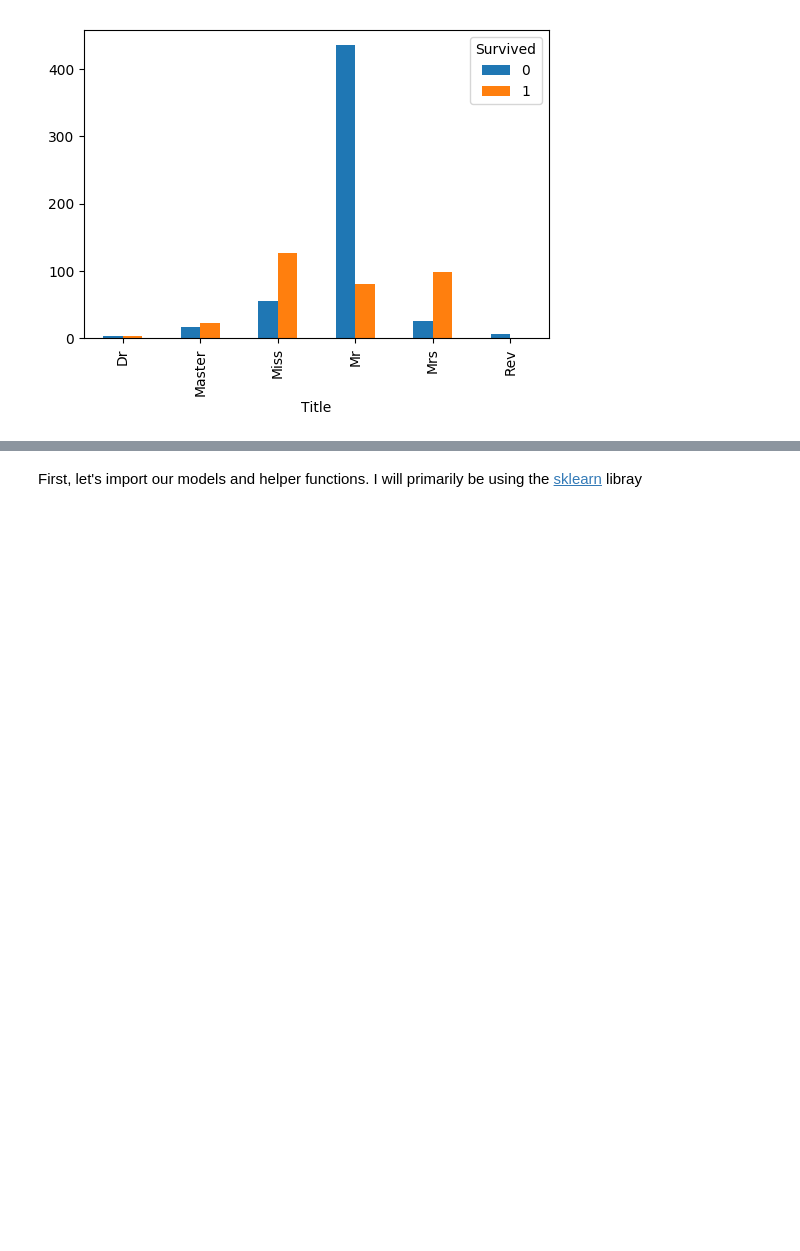
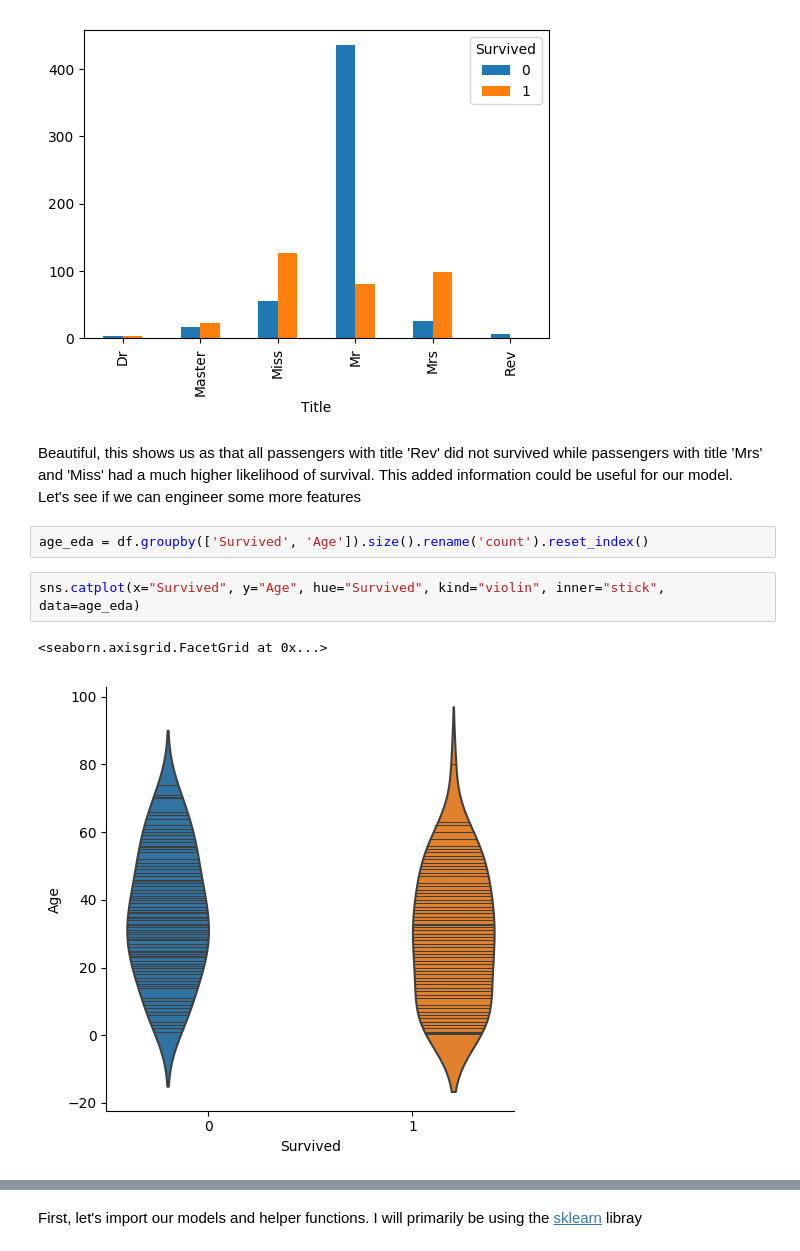
Before and after one commit to sarthakbatragatech/100-Days-of-ML, a Jupyter notebook: Logistic-Regression/Titanic-EDA-and-LogisticRegression.ipynb, the cells around one changed output, grey strips where cells are left out. Cells and saved outputs as stored; diff of their text form; blank space fills up the shorter version.

Commit message:
Generated violin plot for Age EDA

```diff
--- a/Logistic-Regression/Titanic-EDA-and-LogisticRegression.ipynb
+++ b/Logistic-Regression/Titanic-EDA-and-LogisticRegression.ipynb
@@ -217,3 +217,12 @@ titles_df.groupby(['Title', 'Survived']).size().unstack().plot(kind='bar', ax=ax
 plt.show()
 # %% [output]
 [figure]
+# %% [markdown]
+Beautiful, this shows us as that all passengers with title 'Rev' did not survived while passengers with title 'Mrs' and 'Miss' had a much higher likelihood of survival. This added information could be useful for our model. Let's see if we can engineer some more features
+# %%
+age_eda = df.groupby(['Survived', 'Age']).size().rename('count').reset_index()
+# %%
+sns.catplot(x="Survived", y="Age", hue="Survived", kind="violin", inner="stick", data=age_eda)
+# %% [output]
+<seaborn.axisgrid.FacetGrid at 0x...>
+[figure, added]
```
Also changed, not shown: parts of 2 cells of this notebook.
